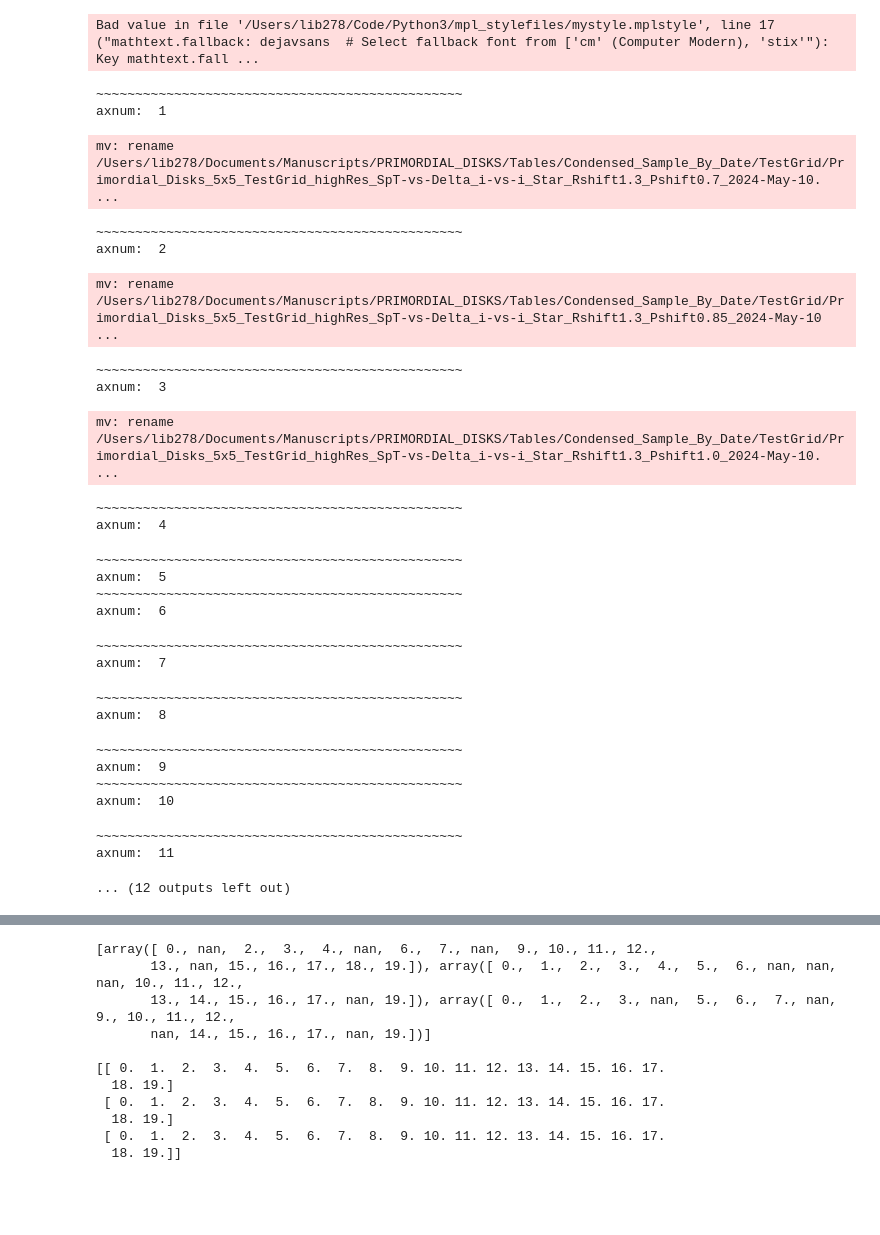
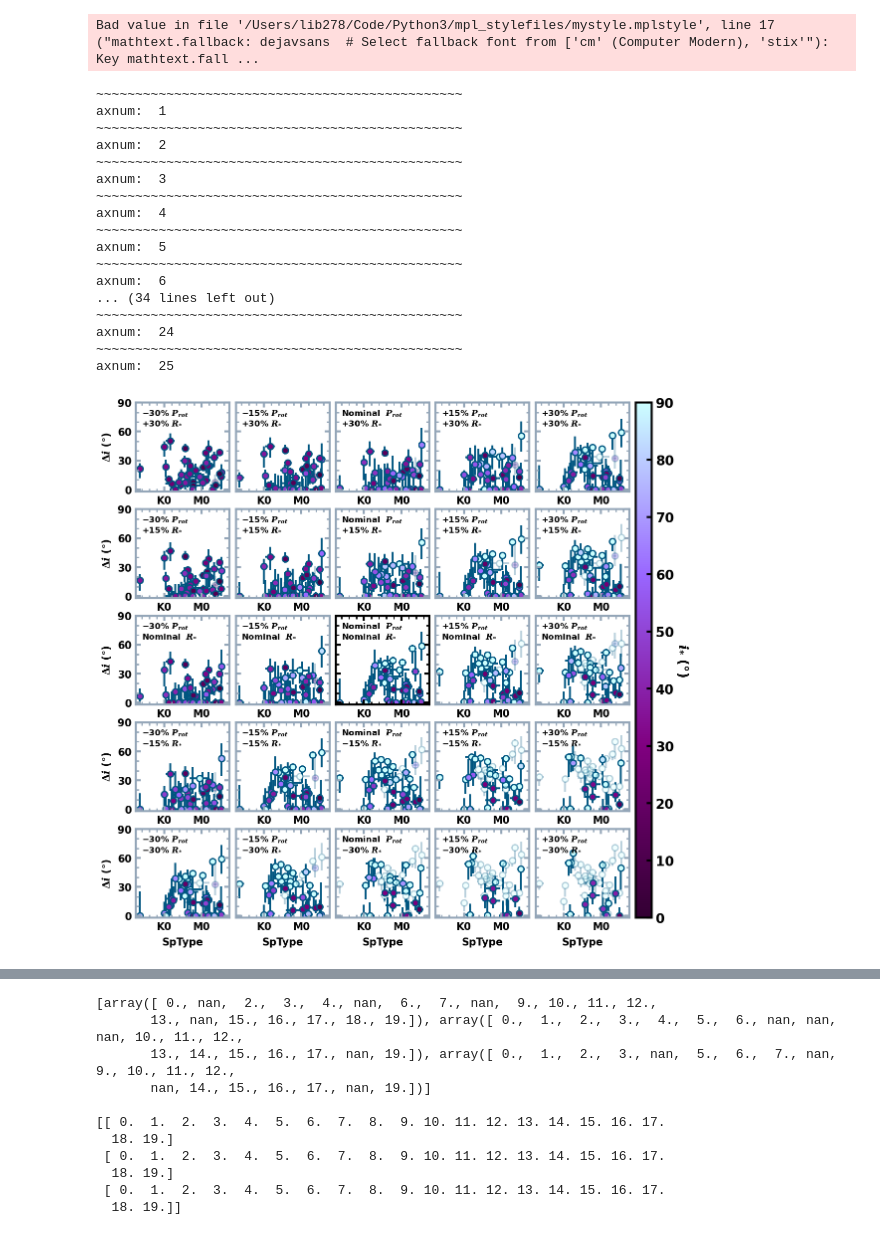
Before and after one commit to lbiddle/Primordial_Disks, a Jupyter notebook: primordial_disks_test_grid.ipynb, the cells around one changed output, grey strips where cells are left out. Saved outputs shown, nothing was run; the diff lists cells and outputs as text; code cells hidden in the pictures; blank space fills up the shorter version.

```diff
--- a/primordial_disks_test_grid.ipynb
+++ b/primordial_disks_test_grid.ipynb
@@ -1095,7 +1204,7 @@ Bad value in file '/Users/lib278/Code/Python3/mpl_stylefiles/mystyle.mplstyle',
 # figure_width = 11.9
 # figure_height = 11.25
 # %%
-compute_new_posteriors = True
+compute_new_posteriors = False
 
 save_csv_file = True
 if compute_new_posteriors == False:
@@ -1647,59 +1756,51 @@ for R_shift in R_shifts:
 
         axnum += 1
 
 
 # Add a single colorbar
 cbar_ax = fig.add_subplot(gs[:, -1])
 # fig.colorbar(sc, cax=cbar_ax)
 cbar = plt.colorbar(mpl.cm.ScalarMappable(norm=parameter_z_norm, cmap=colormap), cax=cbar_ax) # , use_gridspec=True, shrink=1., fraction=0.05, pad=0.02)  # location='top',
-cbar.set_label(z_label, labelpad=30, rotation=270, fontsize=1.1*font_size_5x5, weight='bold')
+cbar.set_label(z_label, labelpad=22, rotation=270, fontsize=1.3*font_size_5x5, weight='bold')
 cbar_ticks_floats = cbar.get_ticks()
 cbar_ticks = [int(cbar_tick) for cbar_tick in cbar_ticks_floats]
-cbar.set_ticklabels(cbar_ticks, fontsize=1.1*font_size_5x5)
+cbar.set_ticklabels(cbar_ticks, fontsize=1.3*font_size_5x5)
 
 
 
 fig.subplots_adjust(left=0.06, bottom=0.06, right=0.93, top=0.98, wspace=0.08, hspace=0.20)
 
 
 # SAVE THE FIGURE
 testgrid_save_string = '5x5_TestGrid_' + resolution_text + '_' + z_colors_text + '_' + light_or_dark_dext + '_' + transparent_text + '_'  + date_str + '.pdf'
 
 if save_final_figure == True:
     if plot_transparent == True:
         fig.savefig(test_figures_directory + testgrid_save_string, dpi=300, transparent=True)
     else:
         fig.savefig(test_figures_directory + testgrid_save_string, dpi=300, transparent=False)
 
 
 plt.show()
 # %% [output]
 ~~~~~~~~~~~~~~~~~~~~~~~~~~~~~~~~~~~~~~~~~~~~~~~
 axnum:  1
+~~~~~~~~~~~~~~~~~~~~~~~~~~~~~~~~~~~~~~~~~~~~~~~
+axnum:  2
+~~~~~~~~~~~~~~~~~~~~~~~~~~~~~~~~~~~~~~~~~~~~~~~
+axnum:  3
+~~~~~~~~~~~~~~~~~~~~~~~~~~~~~~~~~~~~~~~~~~~~~~~
+axnum:  4
+~~~~~~~~~~~~~~~~~~~~~~~~~~~~~~~~~~~~~~~~~~~~~~~
+axnum:  5
+~~~~~~~~~~~~~~~~~~~~~~~~~~~~~~~~~~~~~~~~~~~~~~~
+axnum:  6
+... (34 lines left out)
+~~~~~~~~~~~~~~~~~~~~~~~~~~~~~~~~~~~~~~~~~~~~~~~
+axnum:  24
+~~~~~~~~~~~~~~~~~~~~~~~~~~~~~~~~~~~~~~~~~~~~~~~
+axnum:  25
-mv: rename /Users/lib278/Documents/Manuscripts/PRIMORDIAL_DISKS/Tables/Condensed_Sample_By_Date/TestGrid/Primordial_Disks_5x5_TestGrid_highRes_SpT-vs-Delta_i-vs-i_Star_Rshift1.3_Pshift0.7_2024-May-10. ...
-~~~~~~~~~~~~~~~~~~~~~~~~~~~~~~~~~~~~~~~~~~~~~~~
-axnum:  2
-mv: rename /Users/lib278/Documents/Manuscripts/PRIMORDIAL_DISKS/Tables/Condensed_Sample_By_Date/TestGrid/Primordial_Disks_5x5_TestGrid_highRes_SpT-vs-Delta_i-vs-i_Star_Rshift1.3_Pshift0.85_2024-May-10 ...
-~~~~~~~~~~~~~~~~~~~~~~~~~~~~~~~~~~~~~~~~~~~~~~~
-axnum:  3
-mv: rename /Users/lib278/Documents/Manuscripts/PRIMORDIAL_DISKS/Tables/Condensed_Sample_By_Date/TestGrid/Primordial_Disks_5x5_TestGrid_highRes_SpT-vs-Delta_i-vs-i_Star_Rshift1.3_Pshift1.0_2024-May-10. ...
-~~~~~~~~~~~~~~~~~~~~~~~~~~~~~~~~~~~~~~~~~~~~~~~
-axnum:  4
-~~~~~~~~~~~~~~~~~~~~~~~~~~~~~~~~~~~~~~~~~~~~~~~
-axnum:  5
-~~~~~~~~~~~~~~~~~~~~~~~~~~~~~~~~~~~~~~~~~~~~~~~
-axnum:  6
-~~~~~~~~~~~~~~~~~~~~~~~~~~~~~~~~~~~~~~~~~~~~~~~
-axnum:  7
-~~~~~~~~~~~~~~~~~~~~~~~~~~~~~~~~~~~~~~~~~~~~~~~
-axnum:  8
-~~~~~~~~~~~~~~~~~~~~~~~~~~~~~~~~~~~~~~~~~~~~~~~
-axnum:  9
-~~~~~~~~~~~~~~~~~~~~~~~~~~~~~~~~~~~~~~~~~~~~~~~
-axnum:  10
-~~~~~~~~~~~~~~~~~~~~~~~~~~~~~~~~~~~~~~~~~~~~~~~
-axnum:  11
-... (12 outputs left out)
+[figure, added]
 # %%
 # compute_new_posteriors = False
 
```
Also changed, not shown: parts of 7 cells of this notebook, 3 other files.
